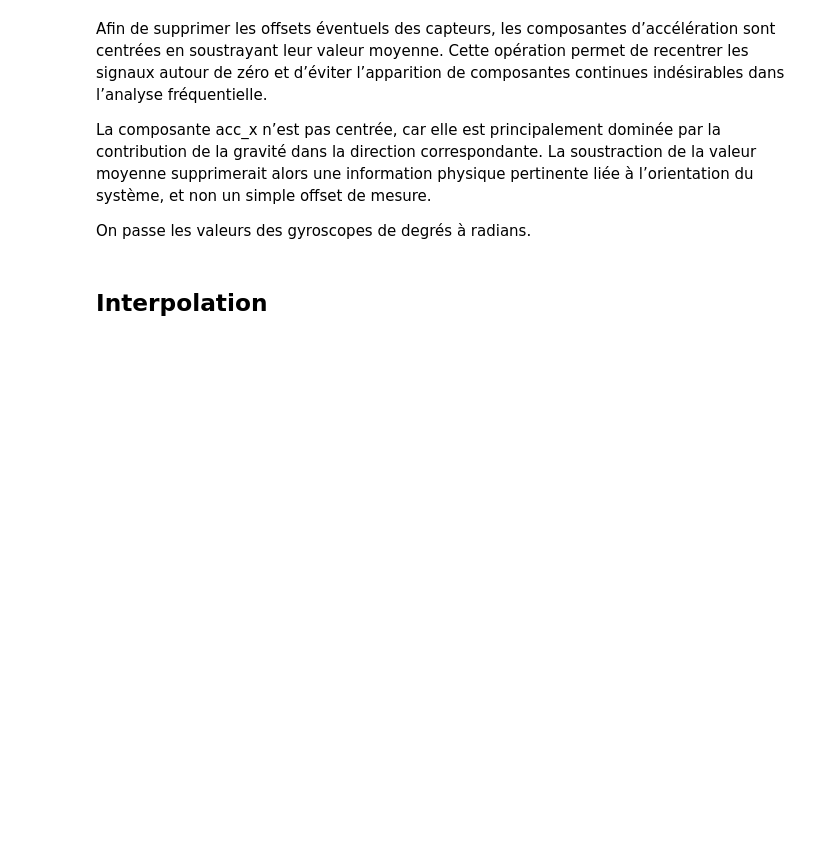
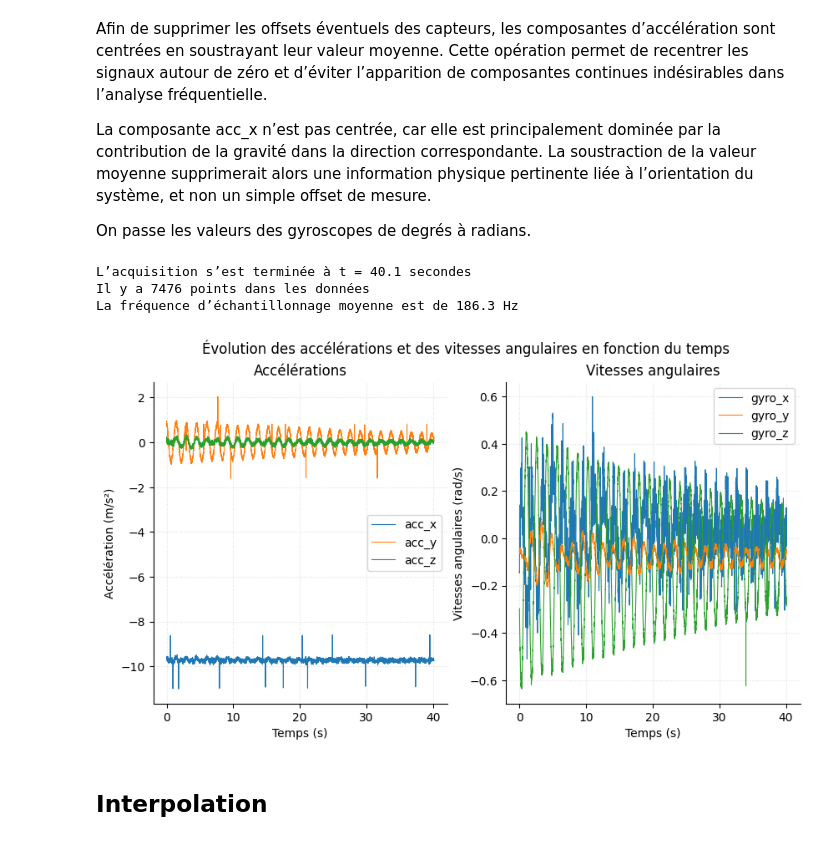
Before and after one commit to phyling-sport/phyling, a Jupyter notebook: examples/Nano-Phyling/lab_examples/pendulum.ipynb, the cells around one changed output. Cells and saved outputs as stored; diff of their text form; code cells hidden in the pictures; blank space fills up the shorter version.

```diff
--- a/examples/Nano-Phyling/lab_examples/pendulum.ipynb
+++ b/examples/Nano-Phyling/lab_examples/pendulum.ipynb
@@ -154,34 +161,39 @@ df["gyro_z"] = df["gyro_z"] * np.pi/180
 # Exploration des données
 print("L’acquisition s’est terminée à t =", round(df["T"].iloc[-1], 1), "secondes")
 print("Il y a", df.shape[0], "points dans les données")
 print("La fréquence d’échantillonnage moyenne est de", round(df.shape[0] / df["T"].iloc[-1], 1), "Hz")
 
 # Trace les données
 fig, axs = plt.subplots(1, 2, figsize=(10, 5), sharex=True)
 
 axs[0].plot(df["T"], df["acc_x"], label="acc_x", lw = 0.8)
 axs[0].plot(df["T"], df["acc_y"], label="acc_y", lw = 0.8)
 axs[0].plot(df["T"], df["acc_z"], label="acc_z", lw = 0.8)
 axs[0].set_title("Accélérations")
 axs[0].set_xlabel("Temps (s)")
 axs[0].set_ylabel("Accélération (m/s²)")
 axs[0].legend()
 axs[0].grid(alpha = 0.4, ls = ':')
 axs[0].spines[['top', 'right']].set_visible(False)
 
 axs[1].plot(df["T"], df["gyro_x"], label="gyro_x", lw = 0.8)
 axs[1].plot(df["T"], df["gyro_y"], label="gyro_y", lw = 0.8)
 axs[1].plot(df["T"], df["gyro_z"], label="gyro_z", lw = 0.8)
 axs[1].set_title("Vitesses angulaires")
 axs[1].set_xlabel("Temps (s)")
 axs[1].legend()
-axs[1].set_ylabel("Vitesses angulaires (deg/s)")
+axs[1].set_ylabel("Vitesses angulaires (rad/s)")
 axs[1].grid(alpha = 0.4, ls = ':')
 axs[1].spines[['top', 'right']].set_visible(False)
 
 fig.suptitle("Évolution des accélérations et des vitesses angulaires en fonction du temps")
 
 plt.show()
+# %% [output]
+L’acquisition s’est terminée à t = 40.1 secondes
+Il y a 7476 points dans les données
+La fréquence d’échantillonnage moyenne est de 186.3 Hz
+[figure, added]
 # %% [markdown]
 ## Interpolation
 # %% [markdown]
```
Also changed, not shown: parts of 25 cells of this notebook, 1 other file.
